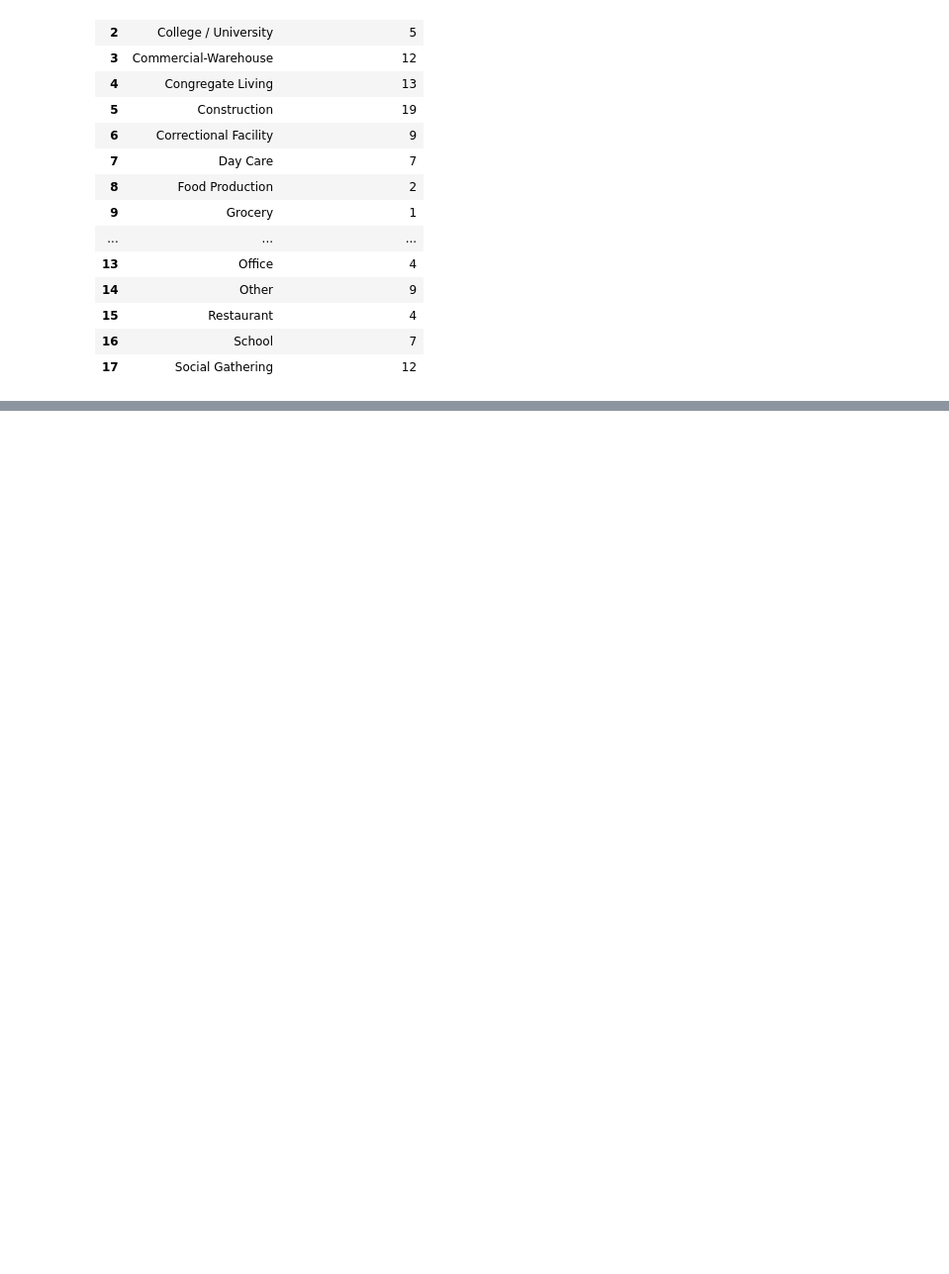
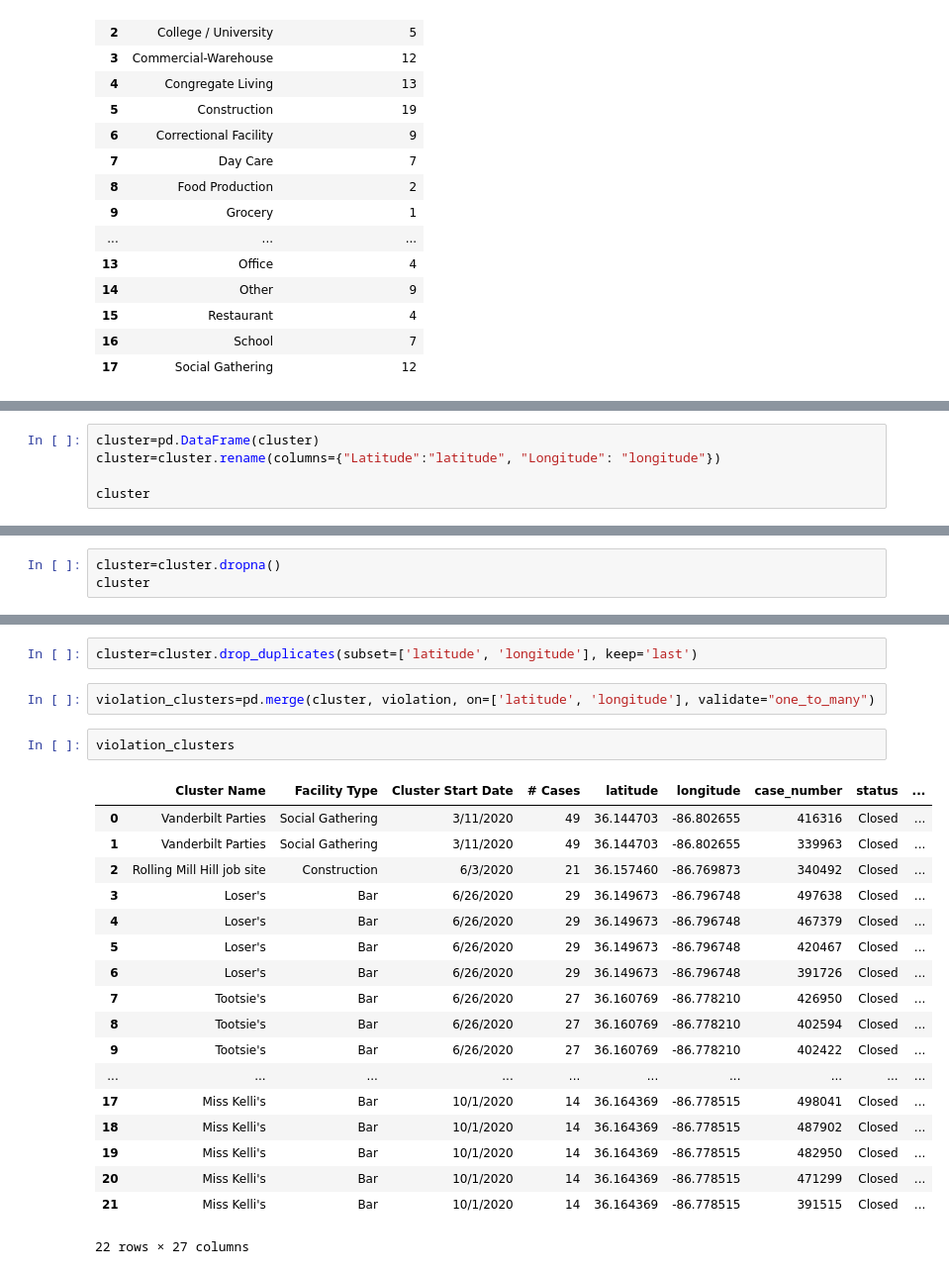
Before and after one commit to nss-data-science-cohort-4/dq4-covid-nashville-dq4_atk, a Jupyter notebook: dq4.ipynb, the cells around one changed output, grey strips where cells are left out. Shown at 99% size. Saved outputs shown, nothing was run; the diff lists cells and outputs as text; blank space fills up the shorter version.

```diff
--- a/dq4.ipynb
+++ b/dq4.ipynb
@@ -250,0 +252,5 @@ clustertype
+# %%
+cluster=pd.DataFrame(cluster)
+cluster=cluster.rename(columns={"Latitude":"latitude", "Longitude": "longitude"})
+
+cluster
@@ -250,0 +271,3 @@ clustertype
+# %%
+cluster=cluster.dropna()
+cluster
@@ -250,0 +312,25 @@ clustertype
+# %%
+cluster=cluster.drop_duplicates(subset=['latitude', 'longitude'], keep='last')
+# %%
+violation_clusters=pd.merge(cluster, violation, on=['latitude', 'longitude'], validate="one_to_many")
+# %%
+violation_clusters
+# %% [output]
+|  | Cluster Name | Facility Type | Cluster Start Date | # Cases | latitude | longitude | case_number | status | ... |
+| 0 | Vanderbilt Parties | Social Gathering | 3/11/2020 | 49 | 36.144703 | -86.802655 | 416316 | Closed | ... |
+| 1 | Vanderbilt Parties | Social Gathering | 3/11/2020 | 49 | 36.144703 | -86.802655 | 339963 | Closed | ... |
+| 2 | Rolling Mill Hill job site | Construction | 6/3/2020 | 21 | 36.157460 | -86.769873 | 340492 | Closed | ... |
+| 3 | Loser's | Bar | 6/26/2020 | 29 | 36.149673 | -86.796748 | 497638 | Closed | ... |
+| 4 | Loser's | Bar | 6/26/2020 | 29 | 36.149673 | -86.796748 | 467379 | Closed | ... |
+| 5 | Loser's | Bar | 6/26/2020 | 29 | 36.149673 | -86.796748 | 420467 | Closed | ... |
+| 6 | Loser's | Bar | 6/26/2020 | 29 | 36.149673 | -86.796748 | 391726 | Closed | ... |
+| 7 | Tootsie's | Bar | 6/26/2020 | 27 | 36.160769 | -86.778210 | 426950 | Closed | ... |
+| 8 | Tootsie's | Bar | 6/26/2020 | 27 | 36.160769 | -86.778210 | 402594 | Closed | ... |
+| 9 | Tootsie's | Bar | 6/26/2020 | 27 | 36.160769 | -86.778210 | 402422 | Closed | ... |
+| ... | ... | ... | ... | ... | ... | ... | ... | ... | ... |
+| 17 | Miss Kelli's | Bar | 10/1/2020 | 14 | 36.164369 | -86.778515 | 498041 | Closed | ... |
+| 18 | Miss Kelli's | Bar | 10/1/2020 | 14 | 36.164369 | -86.778515 | 487902 | Closed | ... |
+| 19 | Miss Kelli's | Bar | 10/1/2020 | 14 | 36.164369 | -86.778515 | 482950 | Closed | ... |
+| 20 | Miss Kelli's | Bar | 10/1/2020 | 14 | 36.164369 | -86.778515 | 471299 | Closed | ... |
+| 21 | Miss Kelli's | Bar | 10/1/2020 | 14 | 36.164369 | -86.778515 | 391515 | Closed | ... |
+22 rows × 27 columns
```
Also changed, not shown: parts of 23 cells of this notebook.
